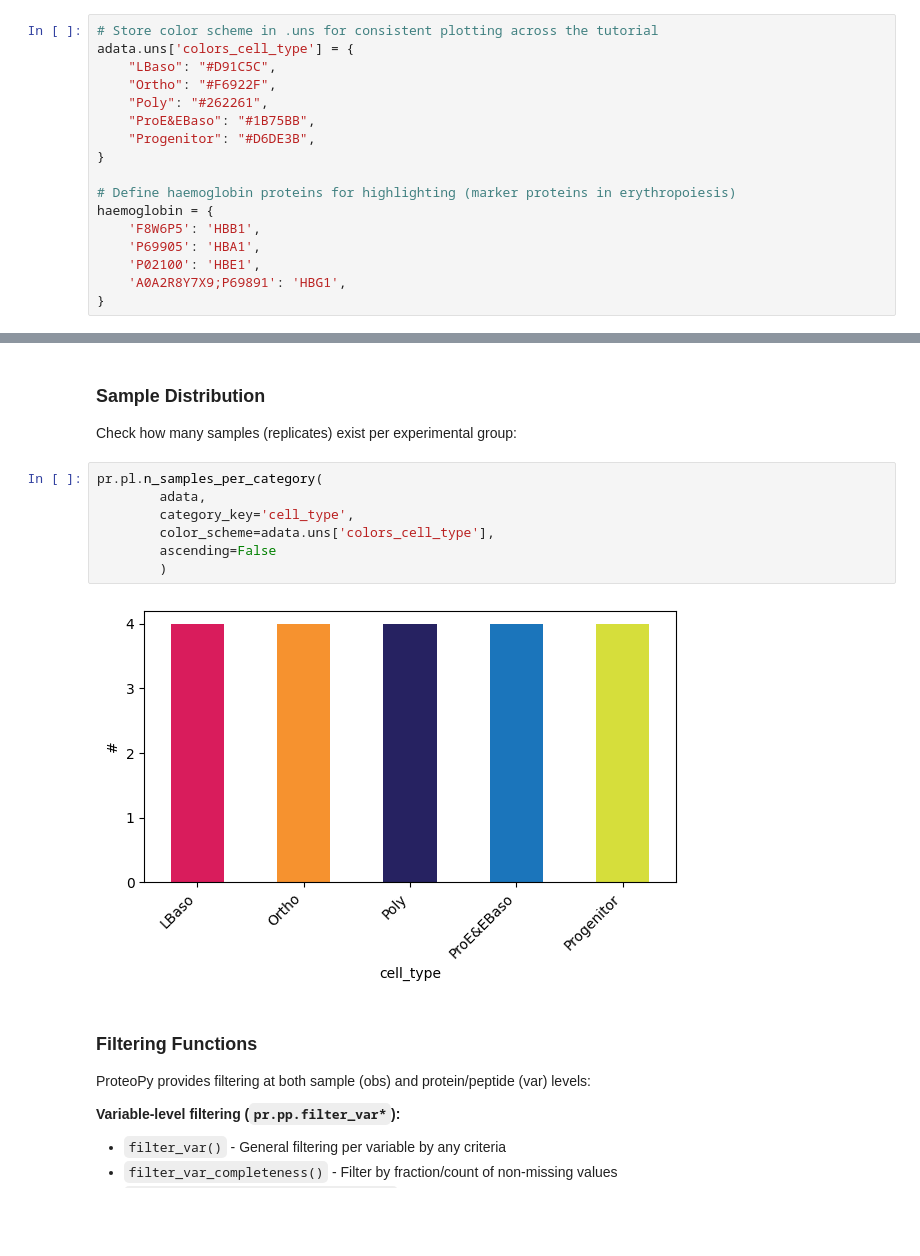
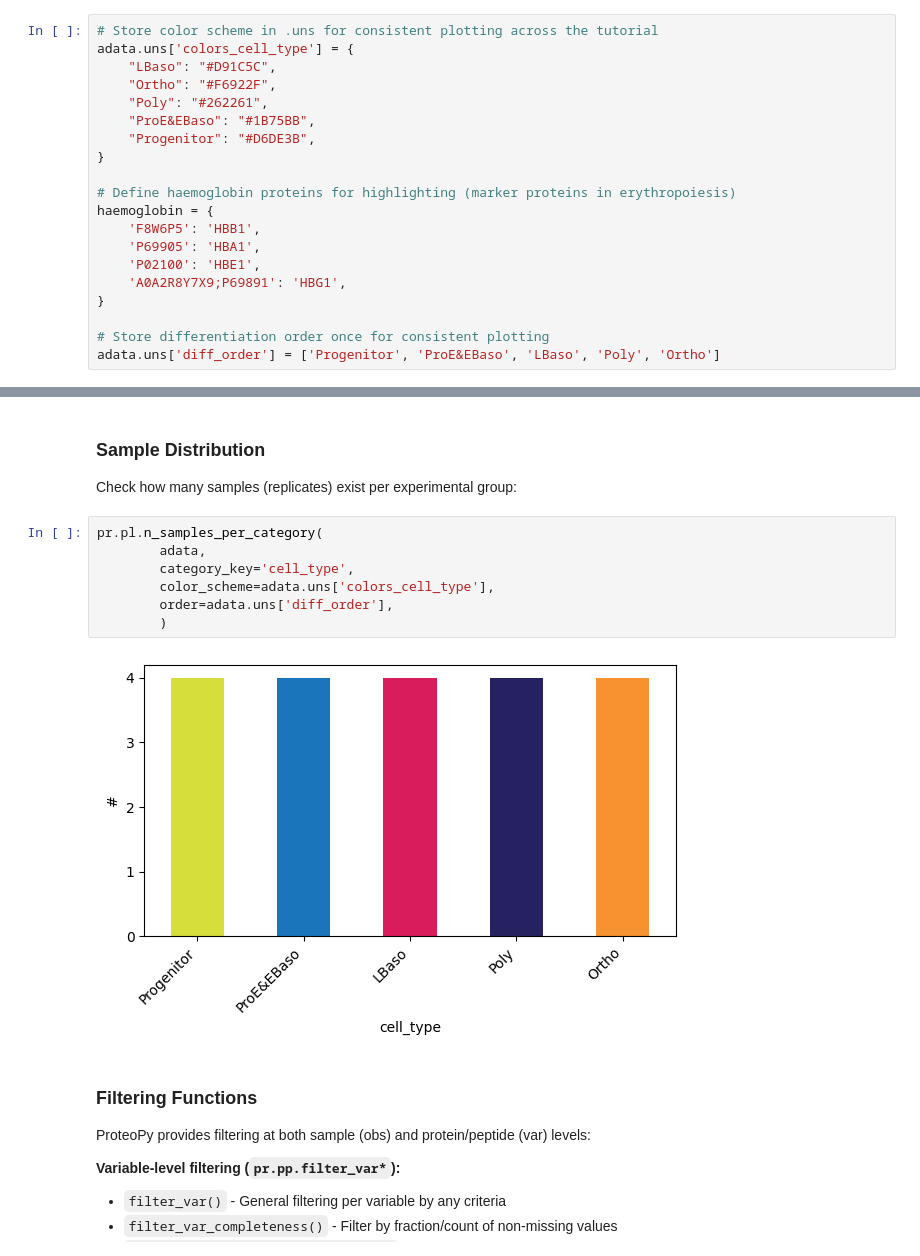
Before and after one commit to UKHD-NP/proteopy, a Jupyter notebook: docs/tutorials/workflow_protein-analysis_karayel-2020.ipynb, the cells around one changed output, grey strips where cells are left out. Saved outputs shown, nothing was run; the diff lists cells and outputs as text; blank space fills up the shorter version.

```diff
--- a/docs/tutorials/workflow_protein-analysis_karayel-2020.ipynb
+++ b/docs/tutorials/workflow_protein-analysis_karayel-2020.ipynb
@@ -154,6 +154,9 @@ haemoglobin = {
     'P02100': 'HBE1',
     'A0A2R8Y7X9;P69891': 'HBG1',
 }
+
+# Store differentiation order once for consistent plotting
+adata.uns['diff_order'] = ['Progenitor', 'ProE&EBaso', 'LBaso', 'Poly', 'Ortho']
 # %% [markdown]
 ### Handling Missing Values and Zeros
 
@@ -236,12 +247,12 @@ Check how many samples (replicates) exist per experimental group:
 # %%
 pr.pl.n_samples_per_category(
         adata,
         category_key='cell_type',
         color_scheme=adata.uns['colors_cell_type'],
-        ascending=False
+        order=adata.uns['diff_order'],
         )
 # %% [output]
-[figure, old version]
+[figure, new version]
 # %% [markdown]
 ### Filtering Functions
 
```
Also changed, not shown: parts of 26 cells of this notebook.
